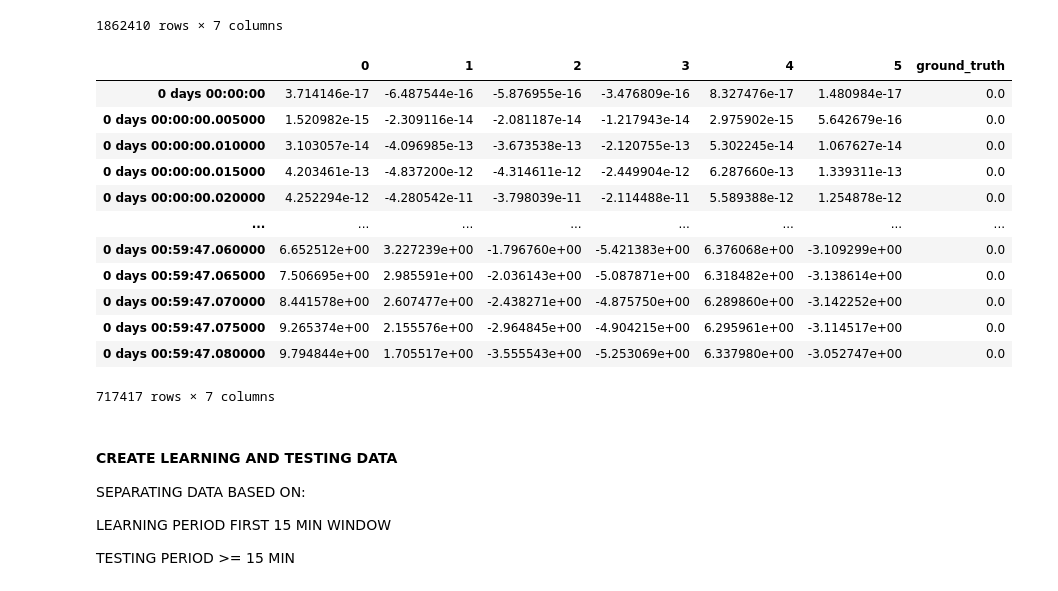
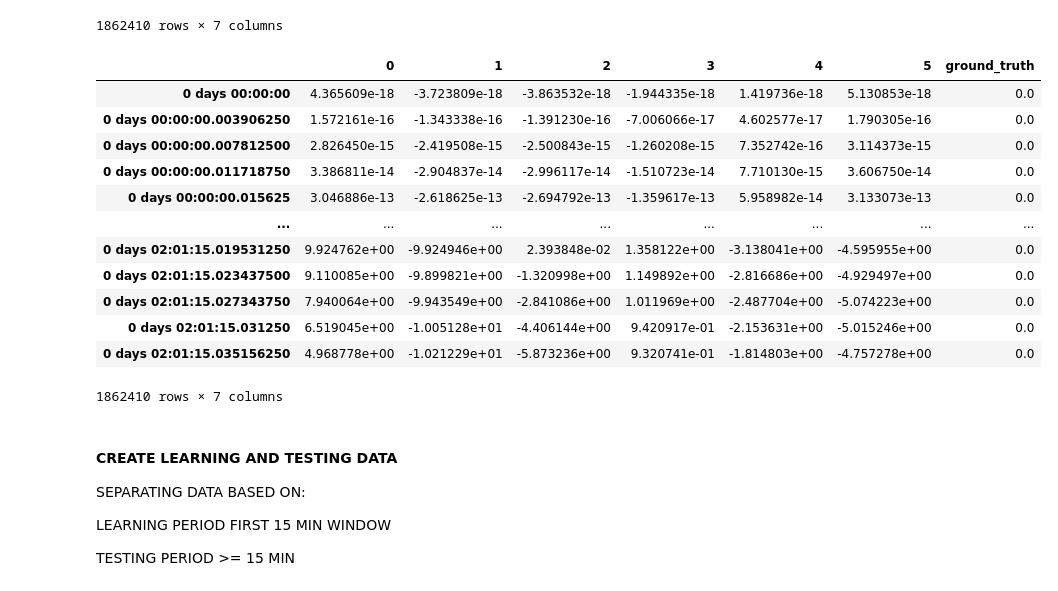
Before and after one commit to carzaga1/UnsuperDL-EEG-BSUPP, a Jupyter notebook: notebooks/01_clustering_algo_all.ipynb, the cells around one changed output. Cells and saved outputs as stored; diff of their text form; code cells hidden in the pictures.

```diff
--- a/notebooks/01_clustering_algo_all.ipynb
+++ b/notebooks/01_clustering_algo_all.ipynb
@@ -83,21 +85,21 @@ for patient_id, patient_info in tqdm.tqdm(patient_data.items()):
     data.index = data.index * Ts
     patient_data[patient_id]['data'] = data # updates Timedelta index to all data in dict.
 # %%
-patient_data['Pat15']['data']
+patient_data['Pat30']['data']
 # %% [output]
 |  | 0 | 1 | 2 | 3 | 4 | 5 | ground_truth |
-| 0 days 00:00:00 | 3.714146e-17 | -6.487544e-16 | -5.876955e-16 | -3.476809e-16 | 8.327476e-17 | 1.480984e-17 | 0.0 |
-| 0 days 00:00:00.005000 | 1.520982e-15 | -2.309116e-14 | -2.081187e-14 | -1.217943e-14 | 2.975902e-15 | 5.642679e-16 | 0.0 |
-| 0 days 00:00:00.010000 | 3.103057e-14 | -4.096985e-13 | -3.673538e-13 | -2.120755e-13 | 5.302245e-14 | 1.067627e-14 | 0.0 |
-| 0 days 00:00:00.015000 | 4.203461e-13 | -4.837200e-12 | -4.314611e-12 | -2.449904e-12 | 6.287660e-13 | 1.339311e-13 | 0.0 |
-| 0 days 00:00:00.020000 | 4.252294e-12 | -4.280542e-11 | -3.798039e-11 | -2.114488e-11 | 5.589388e-12 | 1.254878e-12 | 0.0 |
+| 0 days 00:00:00 | 4.365609e-18 | -3.723809e-18 | -3.863532e-18 | -1.944335e-18 | 1.419736e-18 | 5.130853e-18 | 0.0 |
+| 0 days 00:00:00.003906250 | 1.572161e-16 | -1.343338e-16 | -1.391230e-16 | -7.006066e-17 | 4.602577e-17 | 1.790305e-16 | 0.0 |
+| 0 days 00:00:00.007812500 | 2.826450e-15 | -2.419508e-15 | -2.500843e-15 | -1.260208e-15 | 7.352742e-16 | 3.114373e-15 | 0.0 |
+| 0 days 00:00:00.011718750 | 3.386811e-14 | -2.904837e-14 | -2.996117e-14 | -1.510723e-14 | 7.710130e-15 | 3.606750e-14 | 0.0 |
+| 0 days 00:00:00.015625 | 3.046886e-13 | -2.618625e-13 | -2.694792e-13 | -1.359617e-13 | 5.958982e-14 | 3.133073e-13 | 0.0 |
 | ... | ... | ... | ... | ... | ... | ... | ... |
-| 0 days 00:59:47.060000 | 6.652512e+00 | 3.227239e+00 | -1.796760e+00 | -5.421383e+00 | 6.376068e+00 | -3.109299e+00 | 0.0 |
-| 0 days 00:59:47.065000 | 7.506695e+00 | 2.985591e+00 | -2.036143e+00 | -5.087871e+00 | 6.318482e+00 | -3.138614e+00 | 0.0 |
-| 0 days 00:59:47.070000 | 8.441578e+00 | 2.607477e+00 | -2.438271e+00 | -4.875750e+00 | 6.289860e+00 | -3.142252e+00 | 0.0 |
-| 0 days 00:59:47.075000 | 9.265374e+00 | 2.155576e+00 | -2.964845e+00 | -4.904215e+00 | 6.295961e+00 | -3.114517e+00 | 0.0 |
-| 0 days 00:59:47.080000 | 9.794844e+00 | 1.705517e+00 | -3.555543e+00 | -5.253069e+00 | 6.337980e+00 | -3.052747e+00 | 0.0 |
+| 0 days 02:01:15.019531250 | 9.924762e+00 | -9.924946e+00 | 2.393848e-02 | 1.358122e+00 | -3.138041e+00 | -4.595955e+00 | 0.0 |
+| 0 days 02:01:15.023437500 | 9.110085e+00 | -9.899821e+00 | -1.320998e+00 | 1.149892e+00 | -2.816686e+00 | -4.929497e+00 | 0.0 |
+| 0 days 02:01:15.027343750 | 7.940064e+00 | -9.943549e+00 | -2.841086e+00 | 1.011969e+00 | -2.487704e+00 | -5.074223e+00 | 0.0 |
+| 0 days 02:01:15.031250 | 6.519045e+00 | -1.005128e+01 | -4.406144e+00 | 9.420917e-01 | -2.153631e+00 | -5.015246e+00 | 0.0 |
+| 0 days 02:01:15.035156250 | 4.968778e+00 | -1.021229e+01 | -5.873236e+00 | 9.320741e-01 | -1.814803e+00 | -4.757278e+00 | 0.0 |
-717417 rows × 7 columns
+1862410 rows × 7 columns
 # %% [markdown]
 #### CREATE LEARNING AND TESTING DATA
 
```
Also changed, not shown: parts of 7 cells of this notebook, 4 other files.
